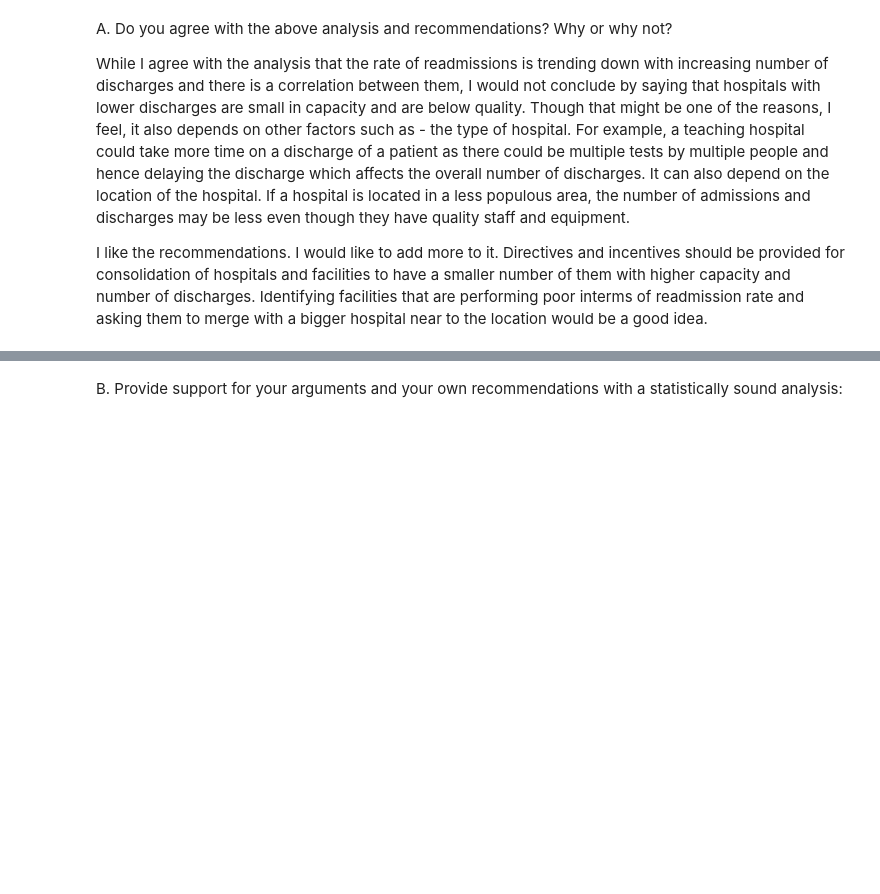
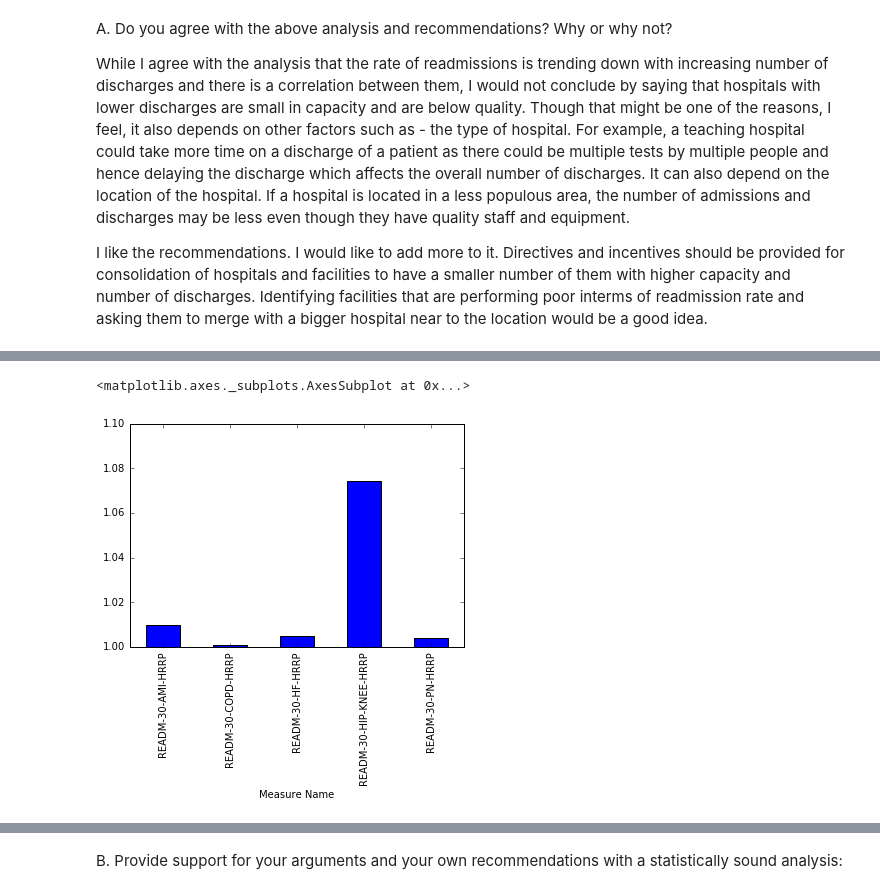
Before and after one commit to Naveed1842/data-science-intensive-2, a Jupyter notebook: statistics project 3/sliderule_dsi_inferential_statistics_exercise_3.ipynb, the cells around one changed output, grey strips where cells are left out. Cells and saved outputs as stored; diff of their text form; code cells hidden in the pictures; blank space fills up the shorter version.

```diff
--- a/statistics project 3/sliderule_dsi_inferential_statistics_exercise_3.ipynb
+++ b/statistics project 3/sliderule_dsi_inferential_statistics_exercise_3.ipynb
@@ -118,0 +128,9 @@ I like the recommendations. I would like to add more to it. Directives and incen
+# %%
+# Plot between measures and Readmission ratio of hospitals with samller capacity
+a = clean_hospital_read_df[clean_hospital_read_df['Number of Discharges'] < 500]
+a =a.groupby(by='Measure Name')
+a=a['Excess Readmission Ratio'].mean()
+a.plot(kind = 'bar', ylim=[1,1.1])
+# %% [output]
+<matplotlib.axes._subplots.AxesSubplot at 0x...>
+[figure, added]
```
Also changed, not shown: parts of 7 cells of this notebook.
